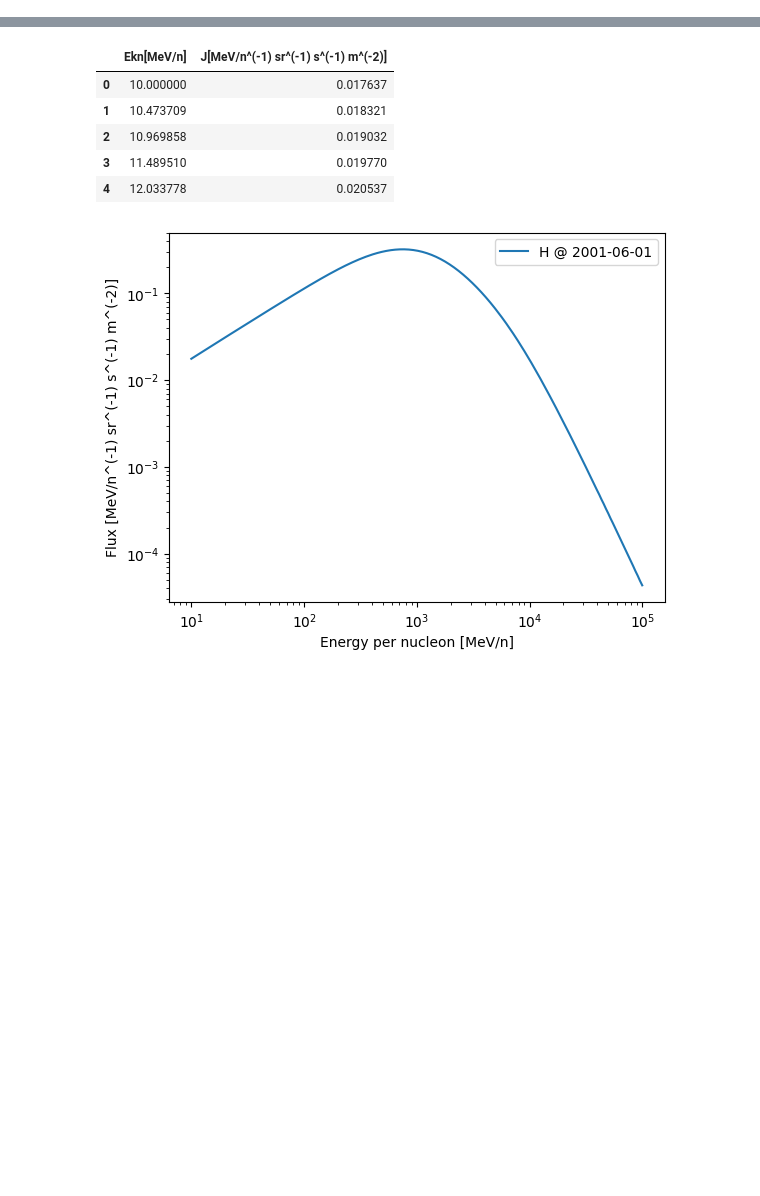
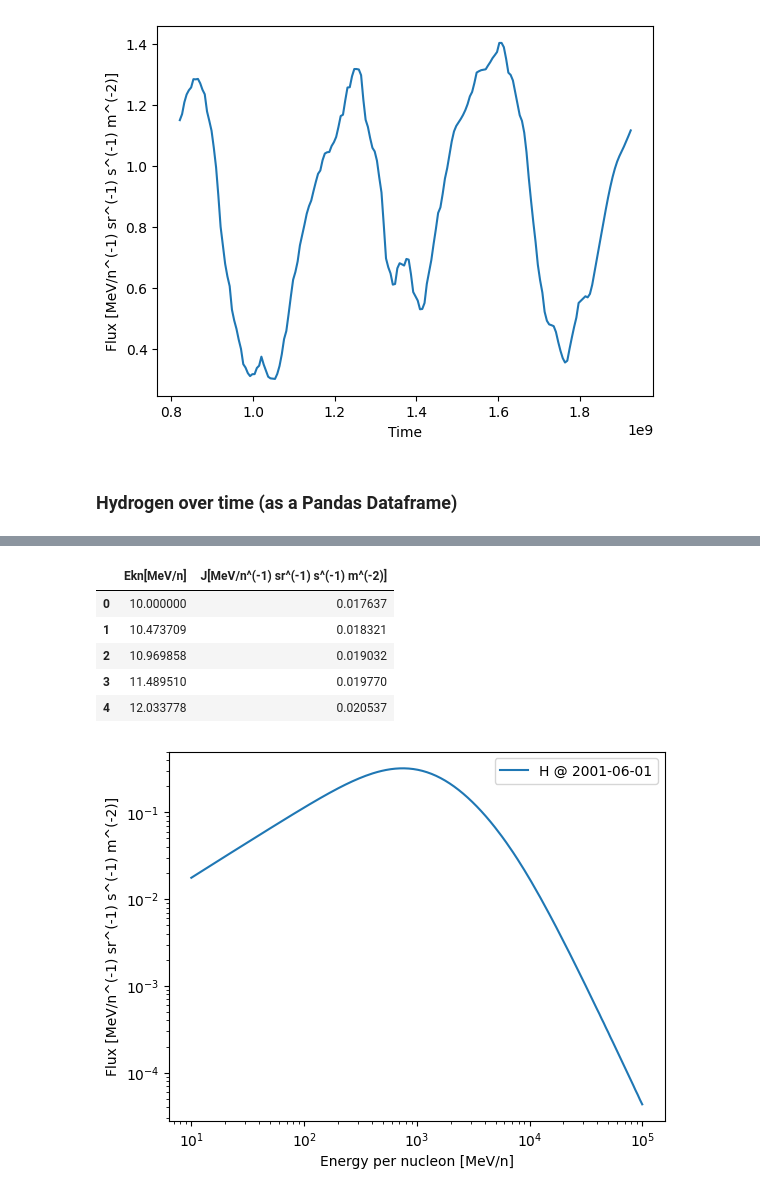
Before and after one commit to pglis-team/pglis, a Jupyter notebook: test.ipynb, the cells around one changed output, grey strips where cells are left out. Cells and saved outputs as stored; diff of their text form; code cells hidden in the pictures; blank space fills up the shorter version.

```diff
--- a/test.ipynb
+++ b/test.ipynb
@@ -59,0 +21,9 @@ plt.show()
+# %%
+times = np.linspace(dt(1996, 1, 1), dt(2031, 1, 1), 200, endpoint=True)
+
+# ── flux vs time
+array_H = model.get_array_flux_vs_time(
+    Z=1,  # Hydrogenx
+    Ekn=1000.0,  # MeV/n
+    times=times)
+print(array_H)
@@ -59,0 +48,12 @@ plt.show()
+# %%
+plt.figure()
+
+plt.plot(times, array_H)
+plt.gca().set_xlabel("Time")
+plt.gca().set_ylabel("Flux [MeV/n^(-1) sr^(-1) s^(-1) m^(-2)]")
+
+plt.show()
+# %% [output]
+[figure, added]
+# %% [markdown]
+### Hydrogen over time (as a Pandas Dataframe)
```
Also changed, not shown: parts of 9 cells of this notebook, 1 other file.
